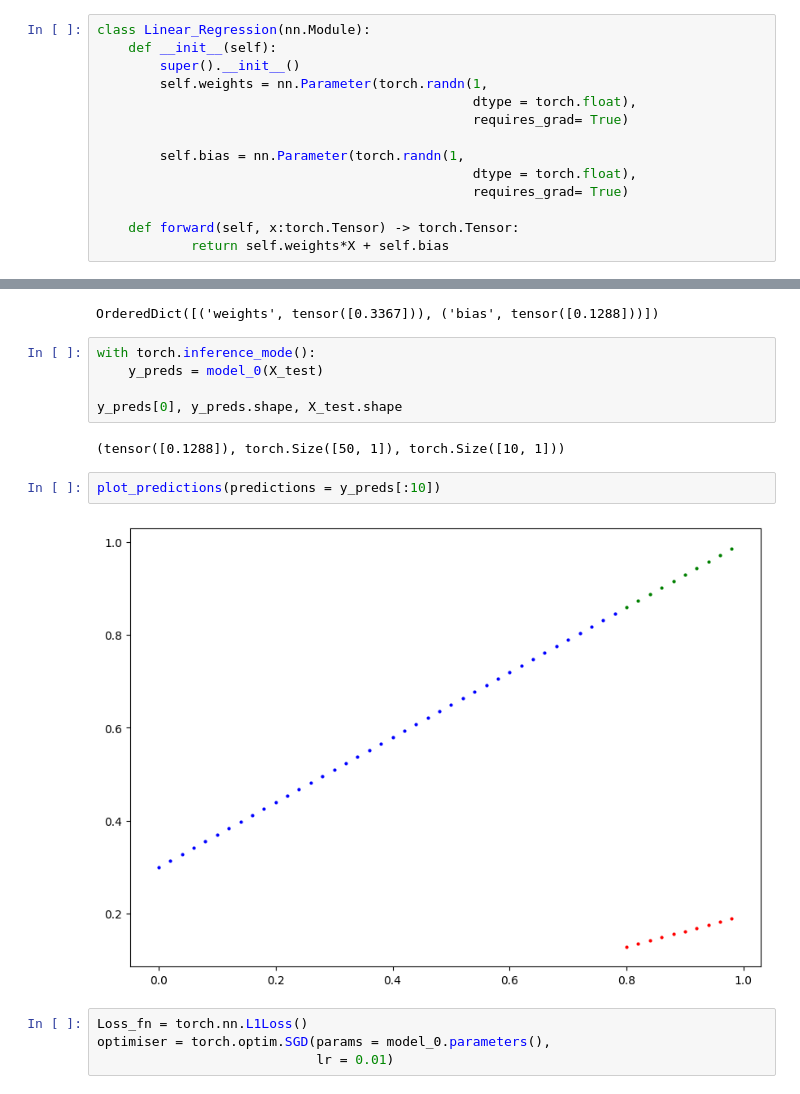
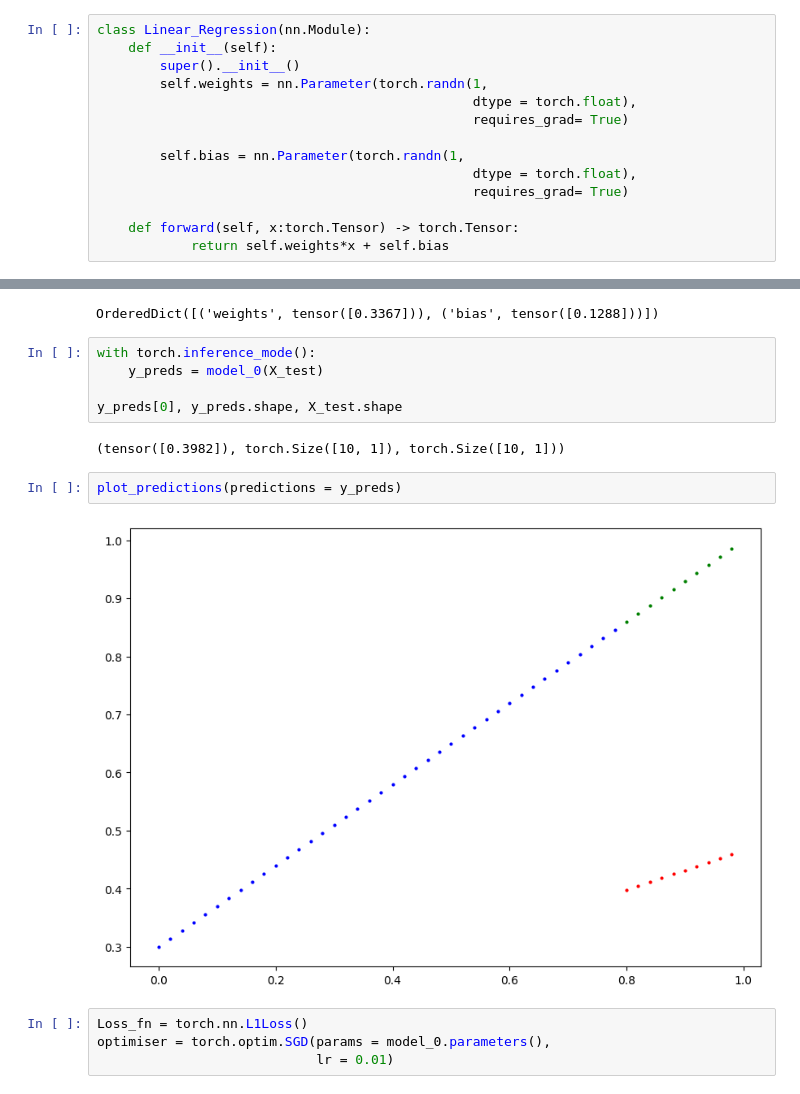
Before and after one commit to samratrajsharma/PyTorch_Deep_Learning, a Jupyter notebook: Linear-Regression.ipynb, the cells around one changed output, grey strips where cells are left out. Saved outputs shown, nothing was run; the diff lists cells and outputs as text.

```diff
--- a/Linear-Regression.ipynb
+++ b/Linear-Regression.ipynb
@@ -79,7 +79,7 @@ class Linear_Regression(nn.Module):
                                                 requires_grad= True)
 
     def forward(self, x:torch.Tensor) -> torch.Tensor:
-            return self.weights*X + self.bias
+            return self.weights*x + self.bias
 # %%
 torch.manual_seed(42)
 
@@ -101,11 +101,11 @@ with torch.inference_mode():
 
 y_preds[0], y_preds.shape, X_test.shape
 # %% [output]
-(tensor([0.1288]), torch.Size([50, 1]), torch.Size([10, 1]))
+(tensor([0.3982]), torch.Size([10, 1]), torch.Size([10, 1]))
 # %%
-plot_predictions(predictions = y_preds[:10])
+plot_predictions(predictions = y_preds)
 # %% [output]
-[figure, old version]
+[figure, new version]
 # %%
 Loss_fn = torch.nn.L1Loss()
 optimiser = torch.optim.SGD(params = model_0.parameters(),
```
Also changed, not shown: parts of 3 cells of this notebook.
